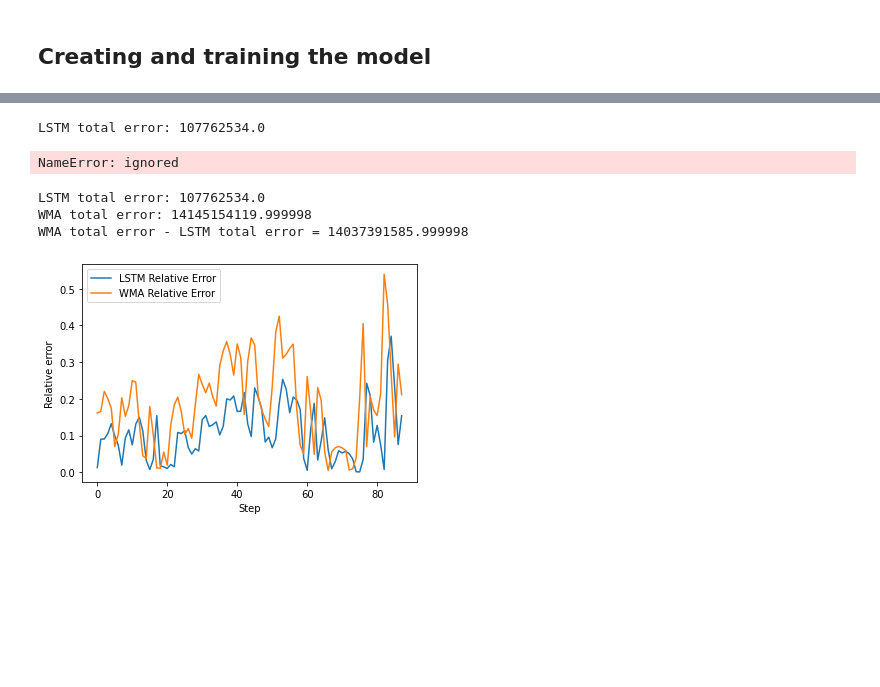
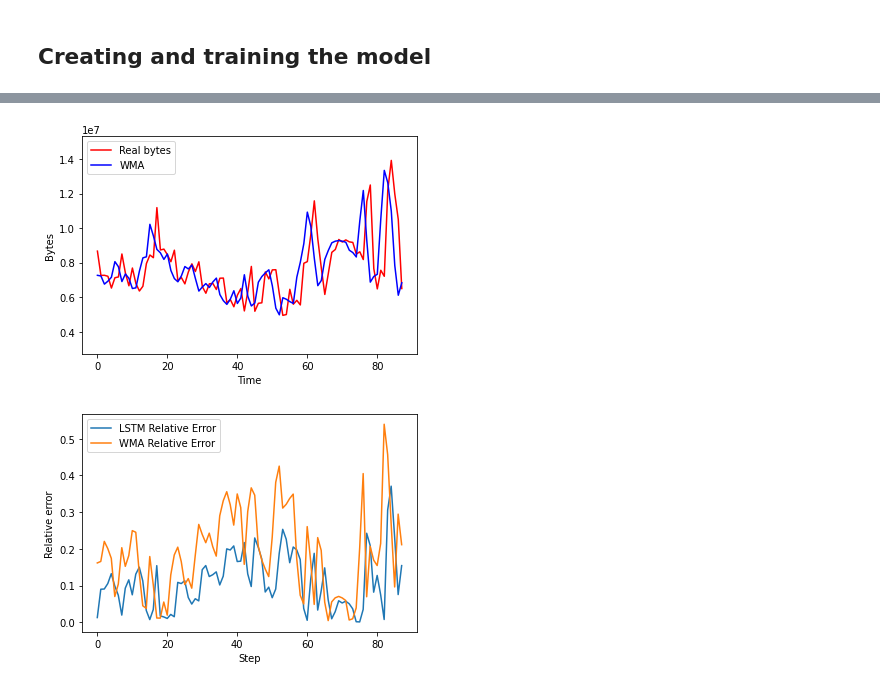
Before and after one commit to davidciria/tma-prediction-tool, a Jupyter notebook: python_notebooks/lstm_model.ipynb, the cells around one changed output, grey strips where cells are left out. Saved outputs shown, nothing was run; the diff lists cells and outputs as text; code cells hidden in the pictures; blank space fills up the shorter version.

Commit message:
Errors fixed

```diff
--- a/python_notebooks/lstm_model.ipynb
+++ b/python_notebooks/lstm_model.ipynb
@@ -280,48 +283,30 @@ Epoch 20/20
-# %%
-print("LSTM total error: {}".format(np.sum(np.abs(prediction - validation_set.values[time_step::]))))
-# %% [output]
-LSTM total error: 107762534.0
 # %%
 # Source for calculating moving averages: https://www.educba.com/moving-average-formula/
 w_2_steps = [50, 100]
 w_5_steps = [10, 20, 30, 60, 80]
 
 # Computing WMA.
 weights = np.array(w_2_steps) # We can define the weights here.
 sum_weights = np.sum(weights)
 
 
 df_4['wma_bytes'] = (df_4['bytes']
     .rolling(window=time_step, center=False)
     .apply(lambda x: np.sum((weights/ np.sum(weights)) * x), raw=False)
 )
 
 
 prediction_wma = np.array(df_4['wma_bytes'].iloc[(time_step)::])
 
-plt.plot(validation_set.values[time_step::],color='red', label='Real bytes')
+plt.plot(validation_set.values[0:len(prediction)],color='red', label='Real bytes')
 plt.plot(prediction_wma, color='blue', label='WMA')
 plt.ylim(1.1 * np.min(validation_set.values)/2, 1.1 * np.max(validation_set.values))
 plt.xlabel('Time')
 plt.ylabel('Bytes')
 plt.legend()
 plt.show()
 # %% [output]
-NameError: ignored
+[figure, added]
-# %%
-# Errors and difference.
-
-lstm_error = np.sum(np.abs(prediction - validation_set.values[time_step::]))
-print("LSTM total error: {}".format(np.sum(np.abs(prediction - validation_set.values[time_step::]))))
-
-wma_error = np.sum(np.abs(prediction_wma - validation_set.values[time_step::]))
-print("WMA total error: {}".format(np.sum(np.abs(prediction_wma - validation_set.values[time_step::]))))
-
-print("WMA total error - LSTM total error =", wma_error - lstm_error)
-# %% [output]
-LSTM total error: 107762534.0
-WMA total error: 14145154119.999998
-WMA total error - LSTM total error = 14037391585.999998
 # %%
 #Relative error = |real_value - predicted value|/real_value = absolute_error/real_value
 
```
Also changed, not shown: parts of 6 cells of this notebook.
